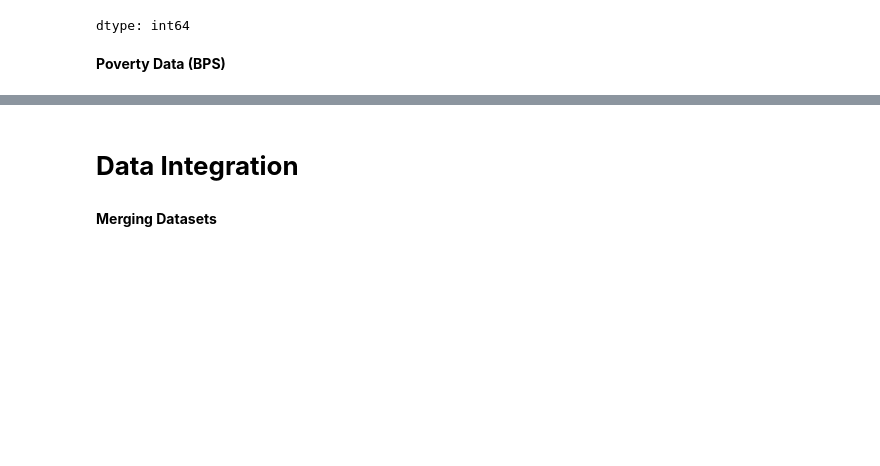
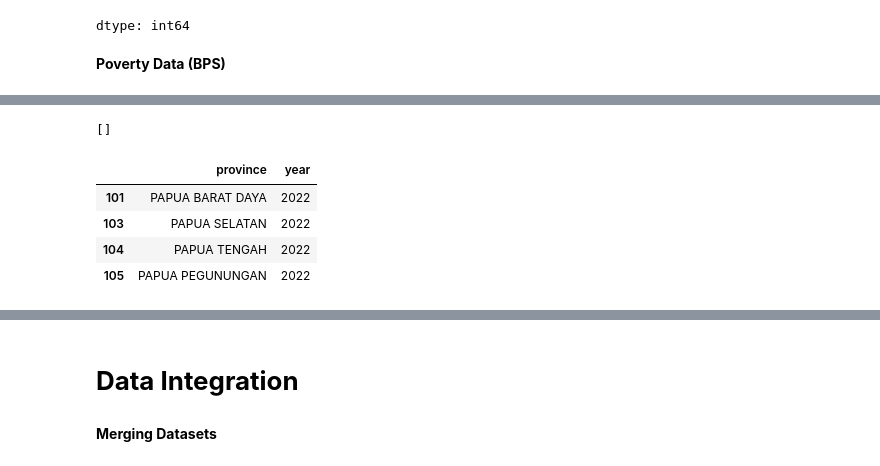
Before and after one commit to MuhammadRibhiRamadan/fsi-prediction-id, a Jupyter notebook: DSAI.ipynb, the cells around one changed output, grey strips where cells are left out. Cells and saved outputs as stored; diff of their text form; code cells hidden in the pictures; blank space fills up the shorter version.

```diff
--- a/DSAI.ipynb
+++ b/DSAI.ipynb
@@ -329,5 +302,12 @@ bps.head()
 # %%
 bps = bps.rename(columns={
     'Provinsi': 'province',
+    'Garis Kemiskinan - Maret (Rp)': 'poverty_line',
+    'Jumlah Penduduk Miskin - Maret (ribu) (Ribu)': 'poor_population',
     'Persentase Penduduk Miskin - Maret': 'poverty_rate'
 })
+
+pop = pop.rename(columns={
+    'Provinsi': 'province',
+    'Jumlah Penduduk (Ribu)': 'total_population'
+})
@@ -334,2 +318,40 @@ bps = bps.rename(columns={
+# %%
+# FILTER
+bps = bps[
+    (~bps['province'].str.contains('INDONESIA', na=False)) &
+    (~bps['province'].str.contains('CATATAN', na=False)) &
+    (~bps['province'].str.contains('TIDAK DILAKUKAN', na=False)) &
+    (bps['province'] != '-') &
+    (bps['province'] != 'NAN')
+]
+# %%
+# DEBUG
+[x for x in bps['province'].unique() if 'INDO' in x]
+# %% [output]
+[]
+# %%
+# MERGE BPS + POP
+bps = bps.merge(
+    pop[['province', 'year', 'total_population']],
+    on=['province', 'year'],
+    how='left'
+)
+# %%
+# MAPPING PAPUA
+def map_province(p):
+    if p in ['PAPUA SELATAN', 'PAPUA TENGAH', 'PAPUA PEGUNUNGAN']:
+        return 'PAPUA'
+    elif p == 'PAPUA BARAT DAYA':
+        return 'PAPUA BARAT'
+    else:
+        return p
+
+bps['province_fix'] = bps['province'].apply(map_province)
 # %%
-bps = bps[['province', 'year', 'poverty_rate']]
+bps[bps['total_population'].isna()][['province', 'year']].drop_duplicates()
+# %% [output]
+|  | province | year |
+| 101 | PAPUA BARAT DAYA | 2022 |
+| 103 | PAPUA SELATAN | 2022 |
+| 104 | PAPUA TENGAH | 2022 |
+| 105 | PAPUA PEGUNUNGAN | 2022 |
```
Also changed, not shown: parts of 68 cells of this notebook.
